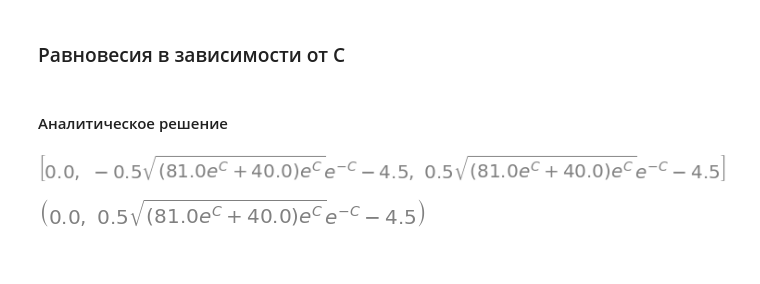
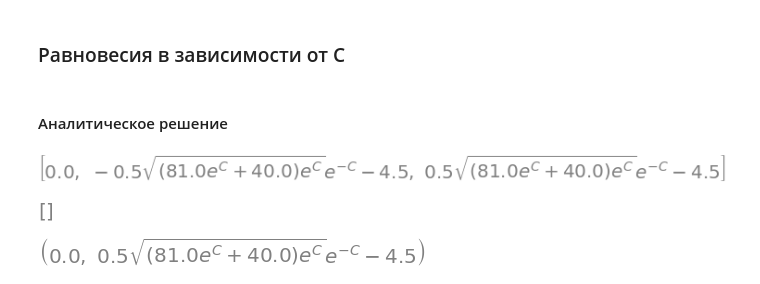
Before and after one commit to SergeyPishchulov/thesis, a Jupyter notebook: effect_of_time_ordering.ipynb, the cells around one changed output. Drawn from its saved outputs; the diff is of its cells as text; code cells hidden in the pictures; blank space fills up the shorter version.

```diff
--- a/effect_of_time_ordering.ipynb
+++ b/effect_of_time_ordering.ipynb
@@ -41,3 +94,7 @@ an_sols
+# %%
+solve(dxdt.subs(params | {x: 0}), C)
+# %% [output]
+[figure, added]
 # %%
 zero_sol = an_sols[0]#0
 x_star1_sol = an_sols[2]
```
Also changed, not shown: parts of 18 cells of this notebook.
